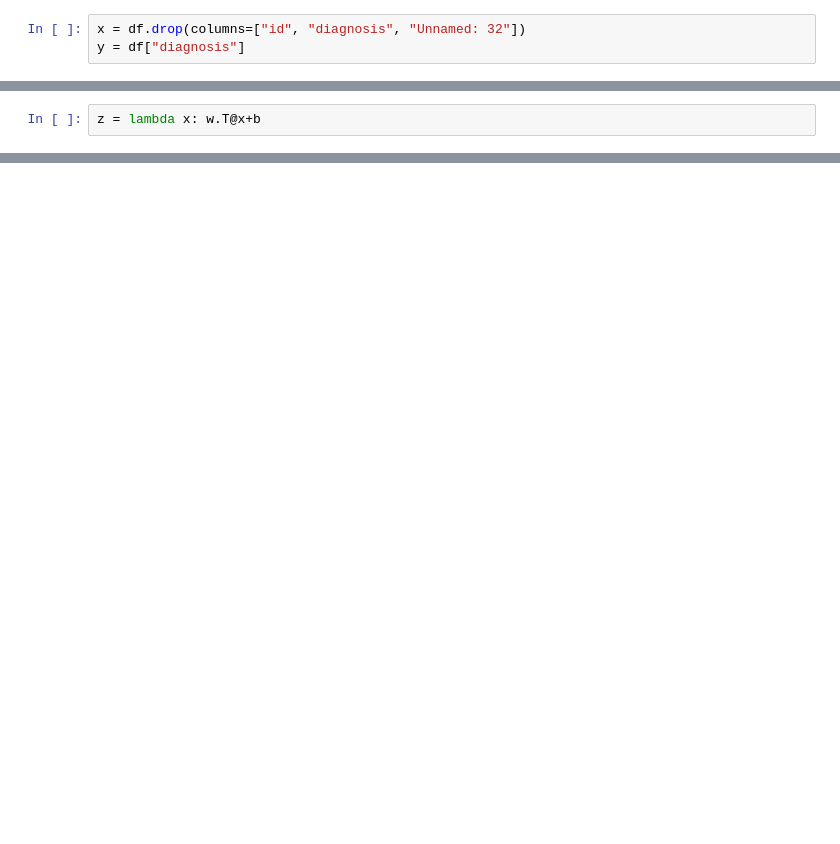
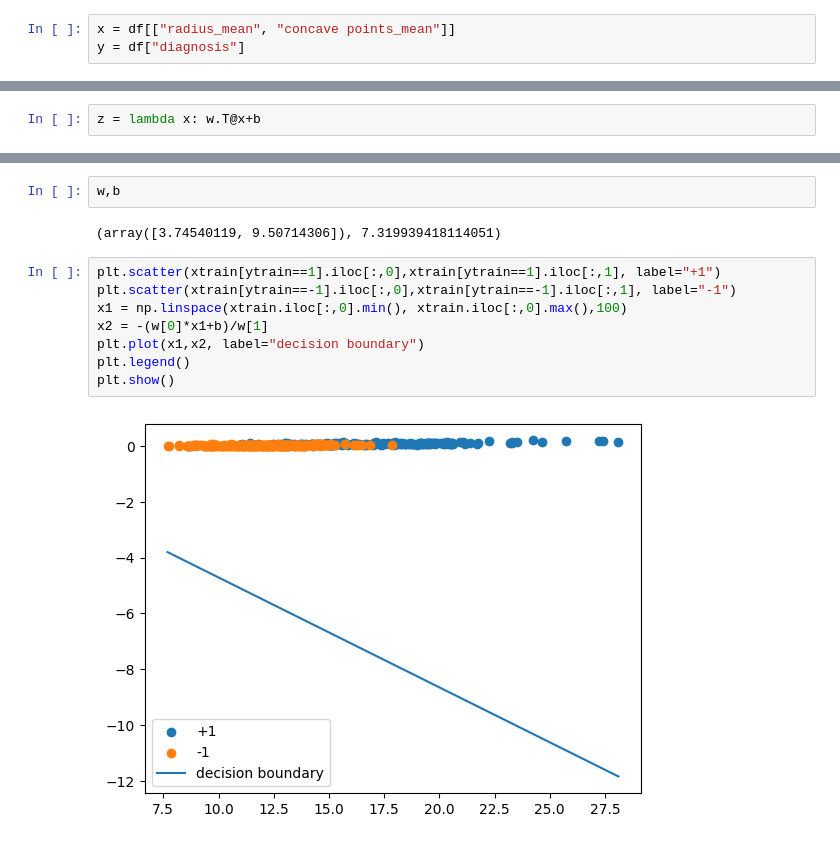
Before and after one commit to gitbhusalhubpramish/svm-brest-cancer-dataset, a Jupyter notebook: notebookeacece816f.ipynb, the cells around one changed output, grey strips where cells are left out. Drawn from its saved outputs; the diff is of its cells as text; blank space fills up the shorter version.

```diff
--- a/notebookeacece816f.ipynb
+++ b/notebookeacece816f.ipynb
@@ -55,7 +55,7 @@ plt.show()
 # %% [output]
 [figure]
 # %%
-x = df.drop(columns=["id", "diagnosis", "Unnamed: 32"])
+x = df[["radius_mean", "concave points_mean"]]
 y = df["diagnosis"]
 # %%
 xtrain,xtest,ytrain,ytest = train_test_split(x,y,random_state=42, test_size=0.2)
@@ -90,0 +141,14 @@ y(np.array(xtrain.iloc[1])), ytrain.iloc[1]
+# %%
+w,b
+# %% [output]
+(array([3.74540119, 9.50714306]), 7.319939418114051)
+# %%
+plt.scatter(xtrain[ytrain==1].iloc[:,0],xtrain[ytrain==1].iloc[:,1], label="+1")
+plt.scatter(xtrain[ytrain==-1].iloc[:,0],xtrain[ytrain==-1].iloc[:,1], label="-1")
+x1 = np.linspace(xtrain.iloc[:,0].min(), xtrain.iloc[:,0].max(),100)
+x2 = -(w[0]*x1+b)/w[1]
+plt.plot(x1,x2, label="decision boundary")
+plt.legend()
+plt.show()
+# %% [output]
+[figure, added]
```
Also changed, not shown: parts of 13 cells of this notebook.
